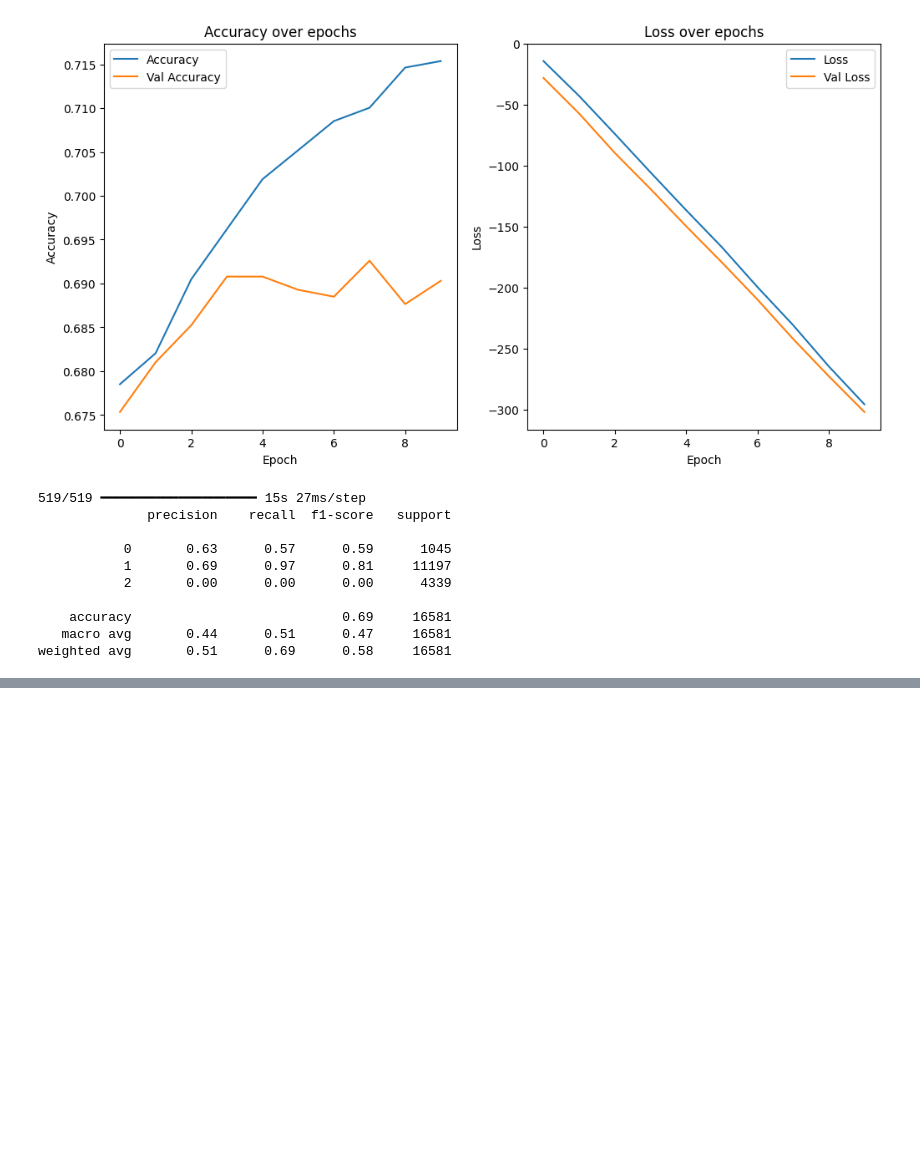
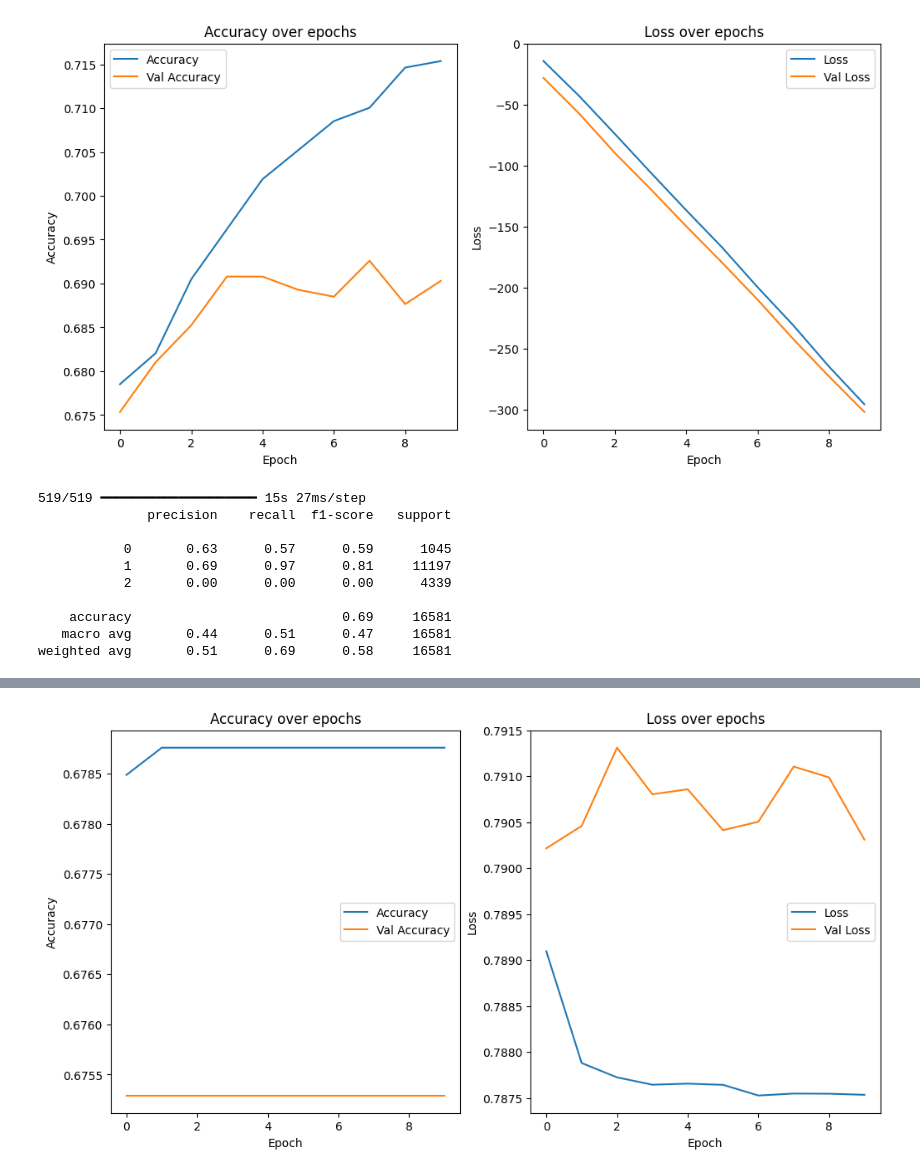
Before and after one commit to hoangquang0601/FYP_Python, a Jupyter notebook: BiLSTM.ipynb, the cells around one changed output, grey strips where cells are left out. Saved outputs shown, nothing was run; the diff lists cells and outputs as text; code cells hidden in the pictures; blank space fills up the shorter version.

```diff
--- a/BiLSTM.ipynb
+++ b/BiLSTM.ipynb
@@ -105,3 +105,86 @@ Epoch 10/10
     accuracy                           0.69     16581
    macro avg       0.44      0.51      0.47     16581
 weighted avg       0.51      0.69      0.58     16581
+# %%
+import pandas as pd
+import numpy as np
+from sklearn.model_selection import train_test_split
+from sklearn.metrics import classification_report
+from tensorflow.keras.preprocessing.text import Tokenizer
+from tensorflow.keras.preprocessing.sequence import pad_sequences
+from tensorflow.keras.models import Sequential
+from tensorflow.keras.layers import Embedding, LSTM, Dense
+from tensorflow.keras.optimizers import Adam
+import matplotlib.pyplot as plt
+from tqdm.keras import TqdmCallback
+import ast
+
+# Load your dataset
+df = pd.read_csv('labelled_data.csv')
+
+# Prepare text data
+tokenized_texts = df['Comment Tokens'].apply(ast.literal_eval)  # Safely evaluate string lists
+labels = df['Sentiment Label']
+
+# Map the sentiment labels to numerical values
+label_mapping = {'NEG': 0, 'NEU': 1, 'POS': 2}
+labels = labels.map(label_mapping)
+
+# Split data
+X_train, X_test, y_train, y_test = train_test_split(tokenized_texts, labels, test_size=0.2, random_state=42)
+
+# Tokenize the text data (in case tokens are not integers)
+tokenizer = Tokenizer(num_words=20000)
+tokenizer.fit_on_texts(X_train)
+X_train_seq = tokenizer.texts_to_sequences(X_train)
+X_test_seq = tokenizer.texts_to_sequences(X_test)
+
+# Pad sequences
+max_length = 100
+X_train_pad = pad_sequences(X_train_seq, maxlen=max_length, padding='post')
+X_test_pad = pad_sequences(X_test_seq, maxlen=max_length, padding='post')
+
+# Build the LSTM model
+model = Sequential([
+    Embedding(input_dim=20000, output_dim=128, input_length=max_length),
+    LSTM(64, return_sequences=True),
+    LSTM(32),
+    Dense(3, activation='softmax')  # 3 units for 3 classes and softmax activation
+])
+
+# Compile the model
+model.compile(optimizer=Adam(learning_rate=0.001), loss='sparse_categorical_crossentropy', metrics=['accuracy'])
+
+# Train the model with progress bar
+history = model.fit(
+    X_train_pad, y_train,
+    epochs=10,
+    batch_size=32,
+    validation_data=(X_test_pad, y_test),
+    callbacks=[TqdmCallback(verbose=1)]
+)
+
+# Plot learning curves
+plt.figure(figsize=(12, 6))
+plt.subplot(1, 2, 1)
+plt.plot(history.history['accuracy'], label='Accuracy')
+plt.plot(history.history['val_accuracy'], label='Val Accuracy')
+plt.legend()
+plt.xlabel('Epoch')
+plt.ylabel('Accuracy')
+plt.title('Accuracy over epochs')
+
+plt.subplot(1, 2, 2)
+plt.plot(history.history['loss'], label='Loss')
+plt.plot(history.history['val_loss'], label='Val Loss')
+plt.legend()
+plt.xlabel('Epoch')
+plt.ylabel('Loss')
+plt.title('Loss over epochs')
+
+plt.show()
+
+# Predict and evaluate
+y_pred = np.argmax(model.predict(X_test_pad), axis=1)
+print(classification_report(y_test, y_pred))
+# %% [output]
@@ -107,0 +212 @@ weighted avg       0.51      0.69      0.58     16581
+[figure, added]
```
Also changed, not shown: parts of 1 cell of this notebook, 3 other files.
